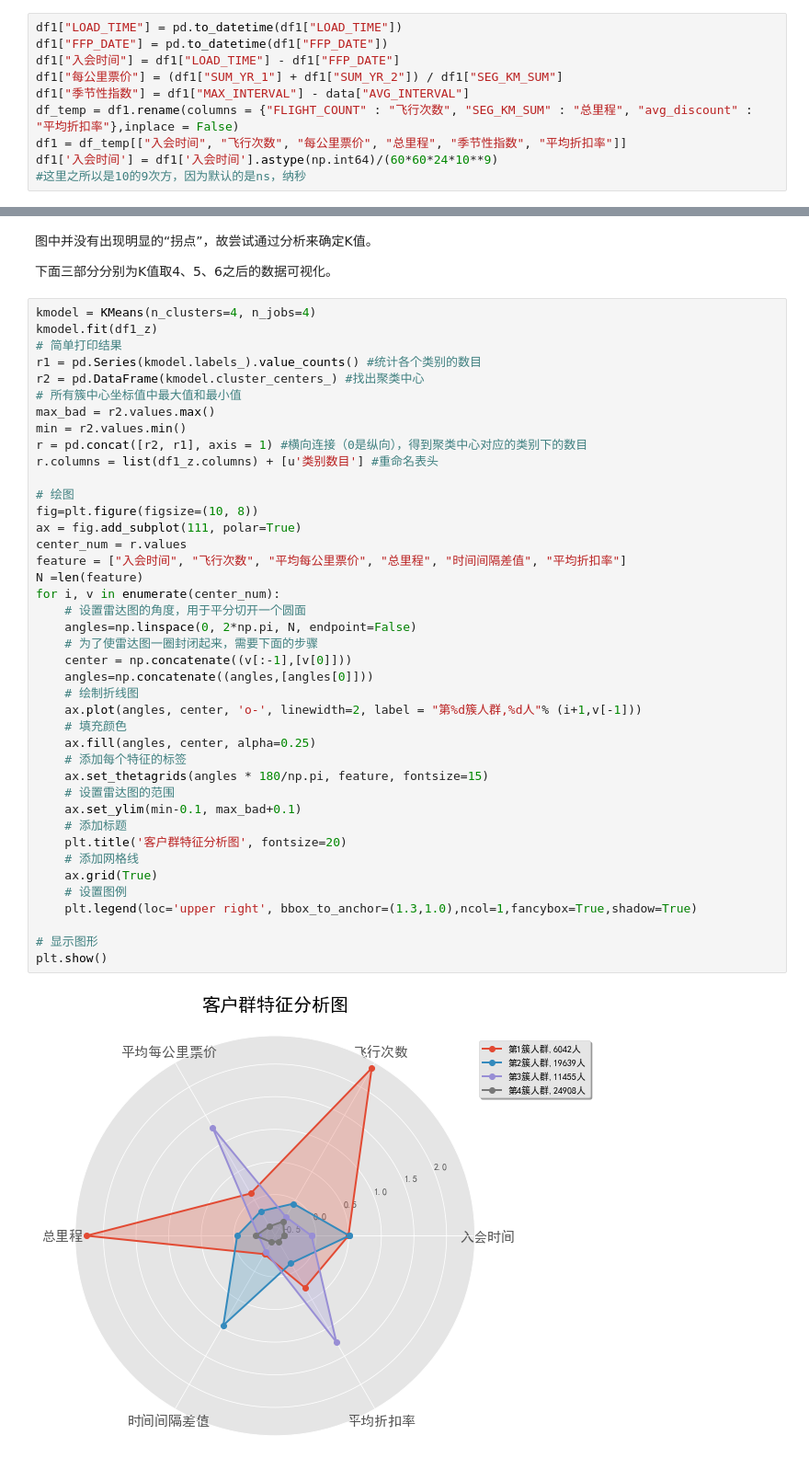
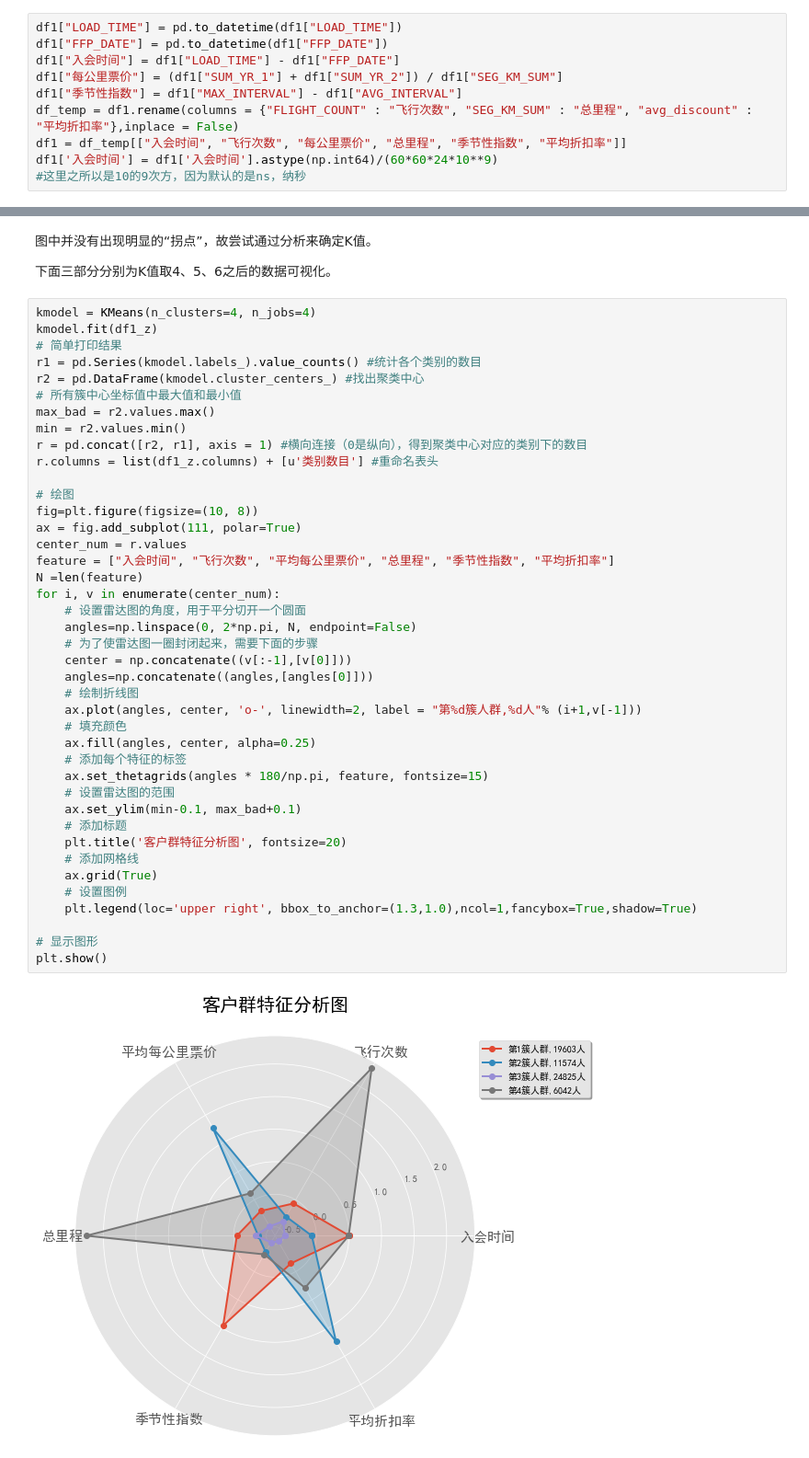
Before and after one commit to MiserableKnight/-, a Jupyter notebook: 航空公司客户价值分析模型2.ipynb, the cells around one changed output, grey strips where cells are left out. Shown at 92% size. Drawn from its saved outputs; the diff is of its cells as text.

```diff
--- a/航空公司客户价值分析模型2.ipynb
+++ b/航空公司客户价值分析模型2.ipynb
@@ -86,7 +86,7 @@ df1["LOAD_TIME"] = pd.to_datetime(df1["LOAD_TIME"])
 df1["FFP_DATE"] = pd.to_datetime(df1["FFP_DATE"])
 df1["入会时间"] = df1["LOAD_TIME"] - df1["FFP_DATE"]
 df1["每公里票价"] = (df1["SUM_YR_1"] + df1["SUM_YR_2"]) / df1["SEG_KM_SUM"]
-df1["季节性指数"] = df1["MAX_INTERVAL"] - data["AVG_INTERVAL"]
+df1["季节性指数"] = df1["MAX_INTERVAL"] - df1["AVG_INTERVAL"]
 df_temp = df1.rename(columns = {"FLIGHT_COUNT" : "飞行次数", "SEG_KM_SUM" : "总里程", "avg_discount" : "平均折扣率"},inplace = False)
 df1 = df_temp[["入会时间", "飞行次数", "每公里票价", "总里程", "季节性指数", "平均折扣率"]]
 df1['入会时间'] = df1['入会时间'].astype(np.int64)/(60*60*24*10**9)
@@ -204,35 +204,35 @@ r.columns = list(df1_z.columns) + [u'类别数目'] #重命名表头
 
 # 绘图
 fig=plt.figure(figsize=(10, 8))
 ax = fig.add_subplot(111, polar=True)
 center_num = r.values
-feature = ["入会时间", "飞行次数", "平均每公里票价", "总里程", "时间间隔差值", "平均折扣率"]
+feature = ["入会时间", "飞行次数", "平均每公里票价", "总里程", "季节性指数", "平均折扣率"]
 N =len(feature)
 for i, v in enumerate(center_num):
     # 设置雷达图的角度，用于平分切开一个圆面
     angles=np.linspace(0, 2*np.pi, N, endpoint=False)
     # 为了使雷达图一圈封闭起来，需要下面的步骤
     center = np.concatenate((v[:-1],[v[0]]))
     angles=np.concatenate((angles,[angles[0]]))
     # 绘制折线图
     ax.plot(angles, center, 'o-', linewidth=2, label = "第%d簇人群,%d人"% (i+1,v[-1]))
     # 填充颜色
     ax.fill(angles, center, alpha=0.25)
     # 添加每个特征的标签
     ax.set_thetagrids(angles * 180/np.pi, feature, fontsize=15)
     # 设置雷达图的范围
     ax.set_ylim(min-0.1, max_bad+0.1)
     # 添加标题
     plt.title('客户群特征分析图', fontsize=20)
     # 添加网格线
     ax.grid(True)
     # 设置图例
     plt.legend(loc='upper right', bbox_to_anchor=(1.3,1.0),ncol=1,fancybox=True,shadow=True)
 
 # 显示图形
 plt.show()
 # %% [output]
-[figure, old version]
+[figure, new version]
 # %%
 kmodel = KMeans(n_clusters=5, n_jobs=4)
 kmodel.fit(df1_z)
```
Also changed, not shown: parts of 3 cells of this notebook, 2 other files.
